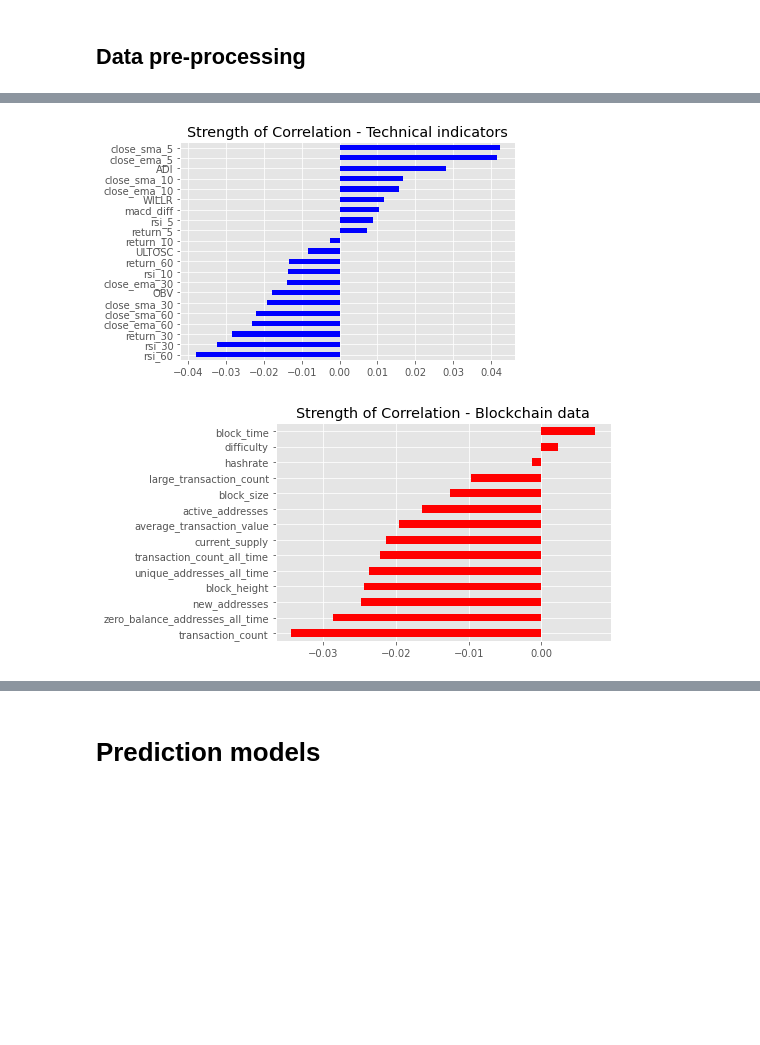
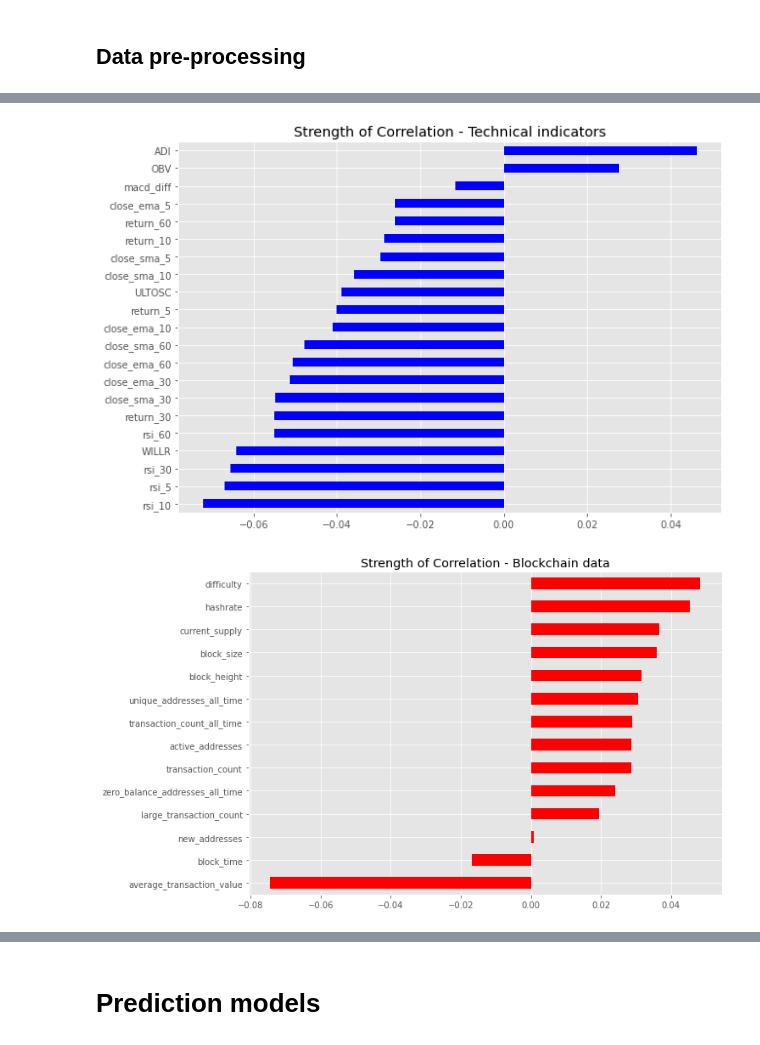
Before and after one commit to es-g/MSc_Ethereum_price_trend_analysis, a Jupyter notebook: simulations.ipynb, the cells around one changed output, grey strips where cells are left out. Saved outputs shown, nothing was run; the diff lists cells and outputs as text; code cells hidden in the pictures; blank space fills up the shorter version.

```diff
--- a/simulations.ipynb
+++ b/simulations.ipynb
@@ -155,25 +233,27 @@ See the caveats in the documentation: https://pandas.pydata.org/pandas-docs/stab
 # %%
 import matplotlib.pyplot as plt
 
 # Correlation strength
 plt.style.use('ggplot')
 
-# plt.figure(figsize=(15,10))
+plt.figure(figsize=(10,7))
 
-corr = features_eth.corrwith(outcomes_eth['direction_1'])
+corr = features_eth.corrwith(outcomes_eth['close_1'])
 corr.sort_values().plot.barh(color = 'blue', title = 'Strength of Correlation - Technical indicators')
 plt.show()
 
-
+plt.figure(figsize=(10,7))
 plt.style.use('ggplot')
-corr = features_eth_blockchain.corrwith(outcomes_eth['direction_1'])
+corr = features_eth_blockchain.corrwith(outcomes_eth['close_1'])
 corr.sort_values().plot.barh(color = 'red', title = 'Strength of Correlation - Blockchain data')
 plt.show()
 
+plt.figure(figsize=(10,7))
+
 plt.style.use('ggplot')
-corr = google_trends_eth.corrwith(outcomes_eth['direction_1'])
+corr = google_trends_eth.corrwith(outcomes_eth['close_1'])
 corr.sort_values().plot.barh(color = 'red', title = 'Strength of Correlation - Google trends')
 plt.show()
 # %% [output]
-[figure, old version]
+[figure, new version]
-[figure, old version]
+[figure, new version]
```
Also changed, not shown: parts of 10 cells of this notebook, 11 other files.
